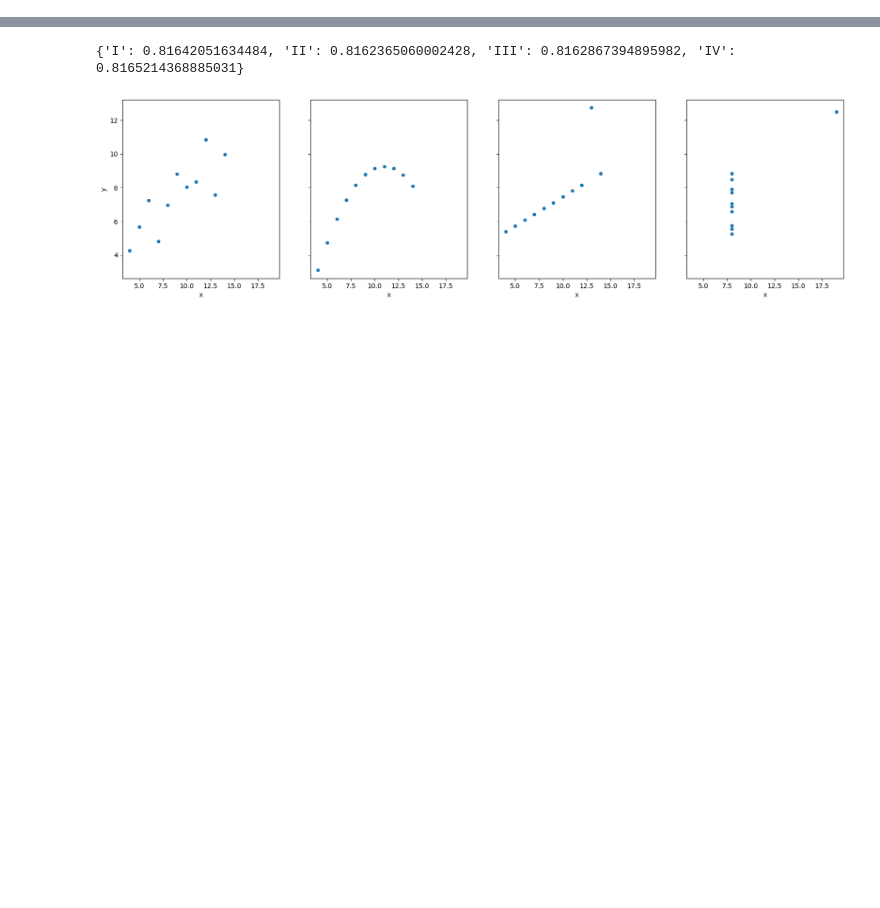
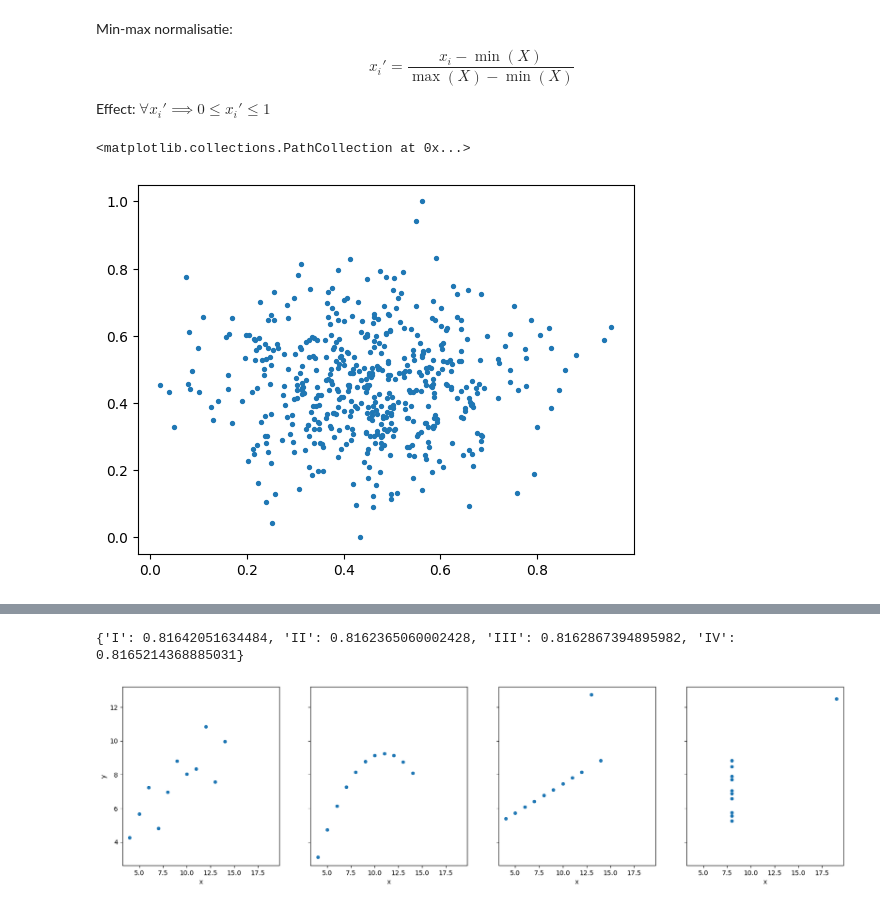
Before and after one commit to Janko-dev/ZM004-2324-data-science, a Jupyter notebook: ds_dc2.ipynb, the cells around one changed output, grey strips where cells are left out. Saved outputs shown, nothing was run; the diff lists cells and outputs as text; code cells hidden in the pictures; blank space fills up the shorter version.

```diff
--- a/ds_dc2.ipynb
+++ b/ds_dc2.ipynb
@@ -5,0 +71,14 @@ import seaborn as sns
+# %% [markdown]
+Min-max normalisatie:
+$$
+    x_i' = \dfrac{x_i - \min(X)}{\max(X) - \min(X)}
+$$
+
+Effect: $\forall x_i' \implies 0 \leq x_i' \leq 1$
+# %%
+x_norm = (x - x.min()) / (x.max() - x.min())
+
+plt.scatter(x_norm[:, 0], x_norm[:, 1], s=8)
+# %% [output]
+<matplotlib.collections.PathCollection at 0x...>
+[figure, added]
```
Also changed, not shown: parts of 16 cells of this notebook.
